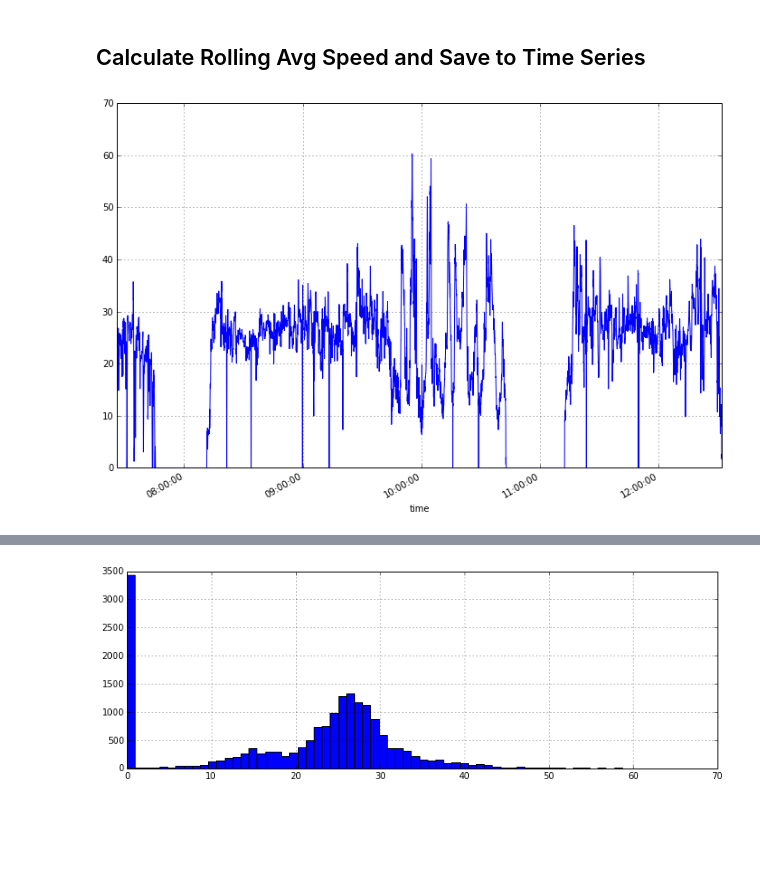
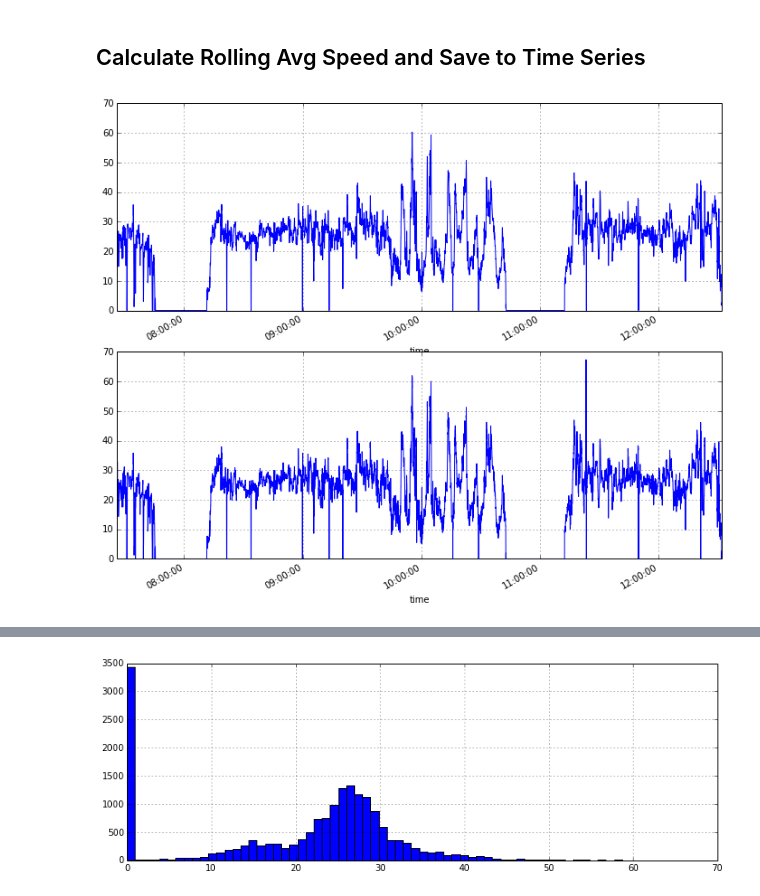
Before and after one commit to patclaffey/docker_jupyter, a Jupyter notebook: notebooks/speed.ipynb, the cells around one changed output, grey strips where cells are left out. Cells and saved outputs as stored; diff of their text form; code cells hidden in the pictures; blank space fills up the shorter version.

Commit message:
updates to speed notebook

```diff
--- a/notebooks/speed.ipynb
+++ b/notebooks/speed.ipynb
@@ -278,10 +317,18 @@ Smoothing function accurately smooths the speed data.  It makes no dramatic chan
 window_size_seconds = 3
 # %%
 # graph of rolling average speed
+plt.figure()
+plt.subplot(2,1,1)
+plt.ylim( (0,70) )
 _ = pd.rolling_mean( df['speed_raw_ts'] , window_size_seconds )\
-                    .fillna(0.0).plot(figsize=(12,8),)
+                    .fillna(0.0).plot(figsize=(12,10),)
+
+plt.subplot(2,1,2)
+plt.ylim( (0,70) )
+_ = df['speed_raw_ts']\
+                    .fillna(0.0).plot( )
 # %% [output]
-[figure, old version]
+[figure, new version]
 # %%
 # Save rolling average speed to the time series data set
 df['speed_rollavg'] = pd.rolling_mean( df['speed_raw_ts'] , \
```
Also changed, not shown: parts of 59 cells of this notebook, 1 other file.
